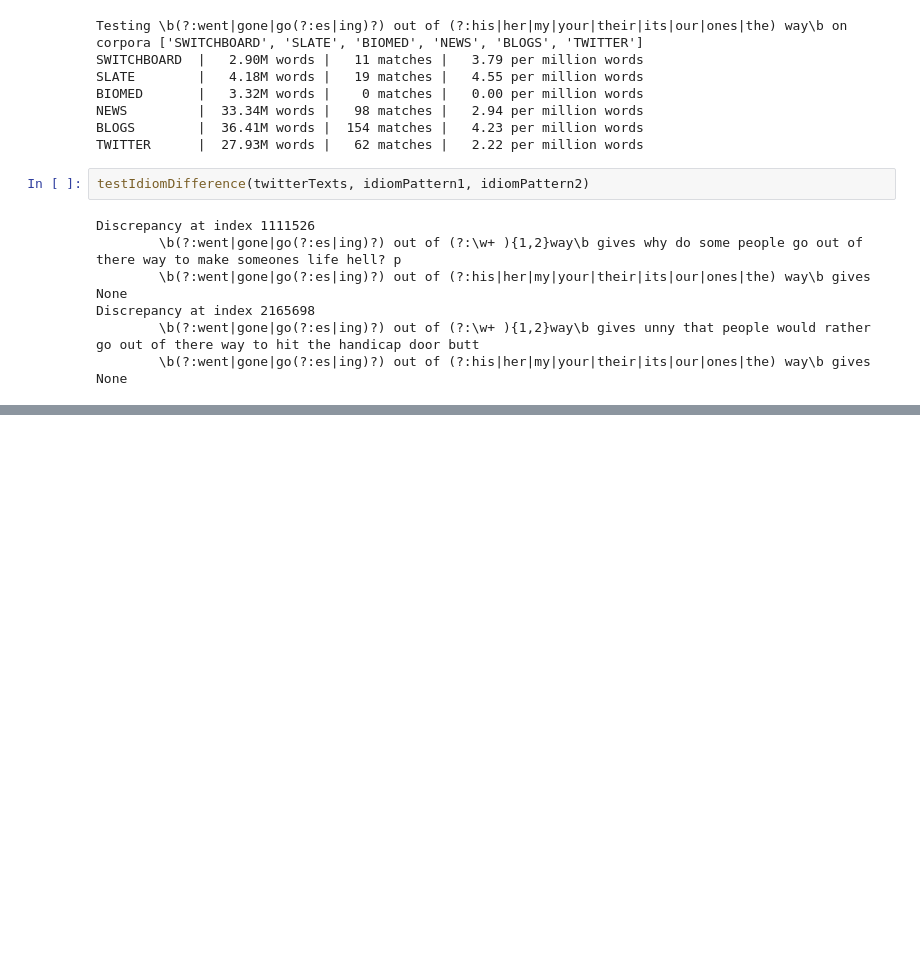
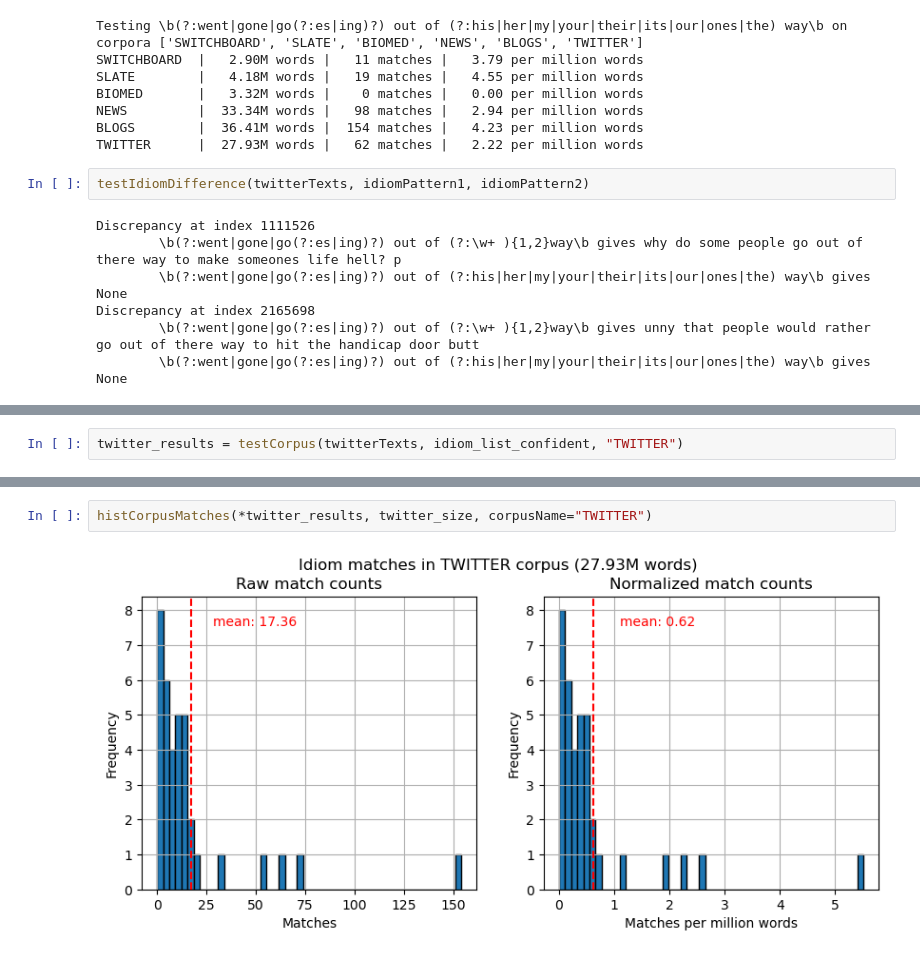
Before and after one commit to evanshaped/idiom-trends, a Jupyter notebook: idiomsExploration.ipynb, the cells around one changed output, grey strips where cells are left out. Cells and saved outputs as stored; diff of their text form; blank space fills up the shorter version.

```diff
--- a/idiomsExploration.ipynb
+++ b/idiomsExploration.ipynb
@@ -1837,0 +2014,2 @@ Discrepancy at index 2165698
+# %%
+twitter_results = testCorpus(twitterTexts, idiom_list_confident, "TWITTER")
@@ -1837,0 +2034,4 @@ Discrepancy at index 2165698
+# %%
+histCorpusMatches(*twitter_results, twitter_size, corpusName="TWITTER")
+# %% [output]
+[figure, added]
```
Also changed, not shown: parts of 22 cells of this notebook.
